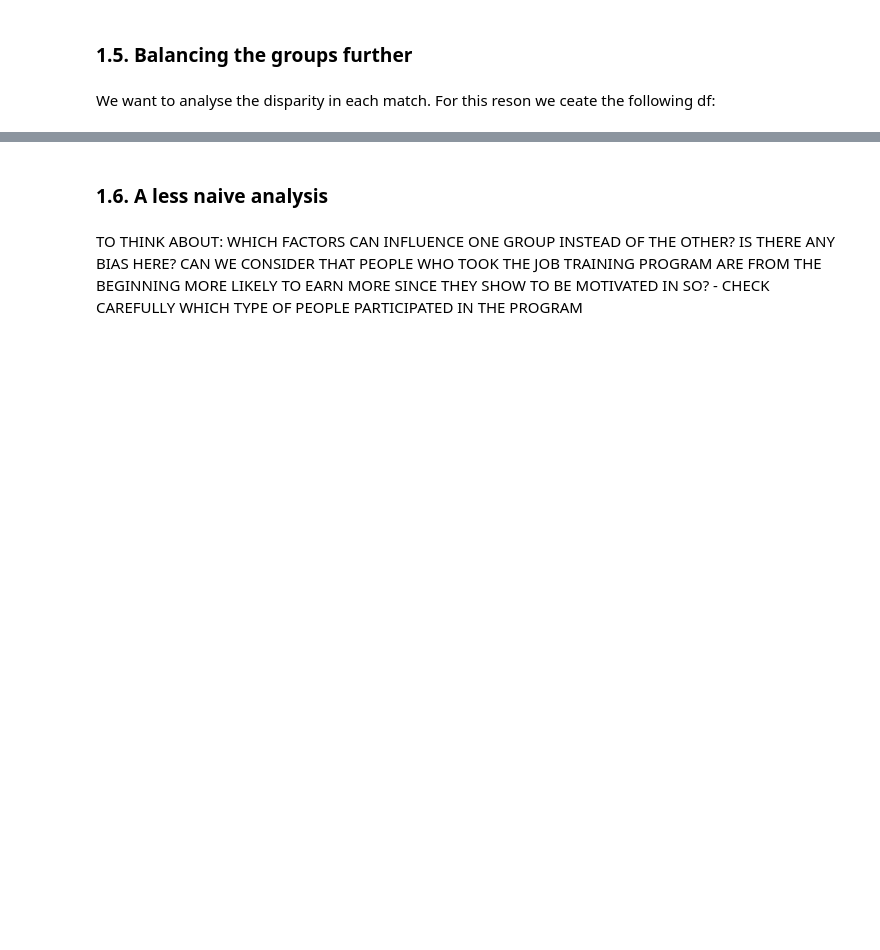
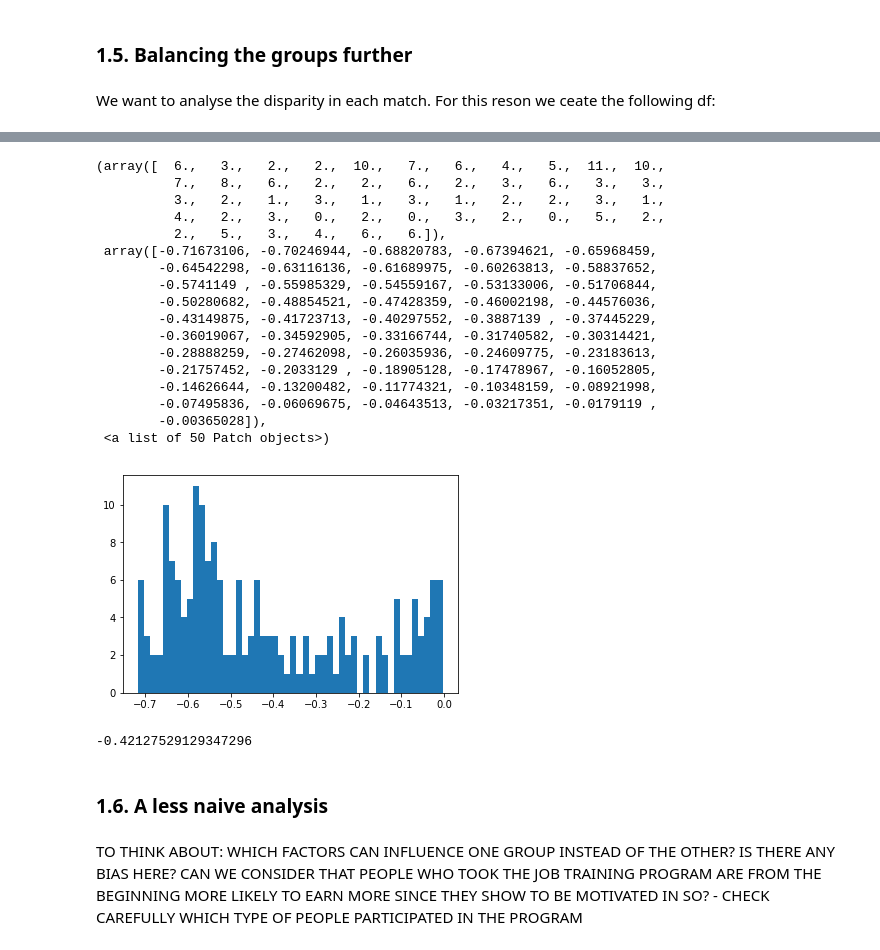
Before and after one commit to KhalilMrini/Revisiting-Arab-Spring, a Jupyter notebook: 04 - Applied ML/Homework4.ipynb, the cells around one changed output, grey strips where cells are left out. Saved outputs shown, nothing was run; the diff lists cells and outputs as text; code cells hidden in the pictures; blank space fills up the shorter version.

```diff
--- a/04 - Applied ML/Homework4.ipynb
+++ b/04 - Applied ML/Homework4.ipynb
@@ -391,7 +391,8 @@ def match_nodes(df, graph):
             graph.add_edge(row_treat[1]['id'],row_control[1]['id'],
                        weight= (-np.abs(row_treat[1]['probability_treat'] - row_control[1]['probability_treat'])))
 
-    matches = nx.bipartite.maximum_matching(graph)
+    matches = nx.max_weight_matching(nx.Graph(weights))
+   # matches = nx.bipartite.maximum_matching(graph)
 
     return matches
 # %%
@@ -465,4 +448,4 @@ We want to analyse the disparity in each match. For this reson we ceate the foll
 psm = pd.DataFrame()
 psm['Treated'] = matched_treated['id']
 psm['Control'] = matched_treated['id'].replace(matches_dict)
-psm['match_error'] = matched_treated[]
+psm['score'] = psm.apply(lambda row: print(row)
@@ -468,0 +470,25 @@ psm['match_error'] = matched_treated[]
+# %%
+matched_dict = dict(zip(psm['Treated'], psm['Control']))
+diff = []
+for key in matched_dict:
+    diff.append(match_weight(key, matched_dict[key]))
+plt.hist(diff, bins=50)
+# %% [output]
+(array([  6.,   3.,   2.,   2.,  10.,   7.,   6.,   4.,   5.,  11.,  10.,
+          7.,   8.,   6.,   2.,   2.,   6.,   2.,   3.,   6.,   3.,   3.,
+          3.,   2.,   1.,   3.,   1.,   3.,   1.,   2.,   2.,   3.,   1.,
+          4.,   2.,   3.,   0.,   2.,   0.,   3.,   2.,   0.,   5.,   2.,
+          2.,   5.,   3.,   4.,   6.,   6.]),
+ array([-0.71673106, -0.70246944, -0.68820783, -0.67394621, -0.65968459,
+        -0.64542298, -0.63116136, -0.61689975, -0.60263813, -0.58837652,
+        -0.5741149 , -0.55985329, -0.54559167, -0.53133006, -0.51706844,
+        -0.50280682, -0.48854521, -0.47428359, -0.46002198, -0.44576036,
+        -0.43149875, -0.41723713, -0.40297552, -0.3887139 , -0.37445229,
+        -0.36019067, -0.34592905, -0.33166744, -0.31740582, -0.30314421,
+        -0.28888259, -0.27462098, -0.26035936, -0.24609775, -0.23183613,
+        -0.21757452, -0.2033129 , -0.18905128, -0.17478967, -0.16052805,
+        -0.14626644, -0.13200482, -0.11774321, -0.10348159, -0.08921998,
+        -0.07495836, -0.06069675, -0.04643513, -0.03217351, -0.0179119 ,
+        -0.00365028]),
+ <a list of 50 Patch objects>)
+[figure, added]
@@ -469,3 +498,7 @@ psm['match_error'] = matched_treated[]
+# %%
+match_weight('NSW1','PSID10')
+# %% [output]
+-0.42127529129347296
 # %% [markdown]
 ### 1.6. A less naive analysis <a class="anchor" id="16"></a>
 # %% [markdown]
```
Also changed, not shown: parts of 11 cells of this notebook.
